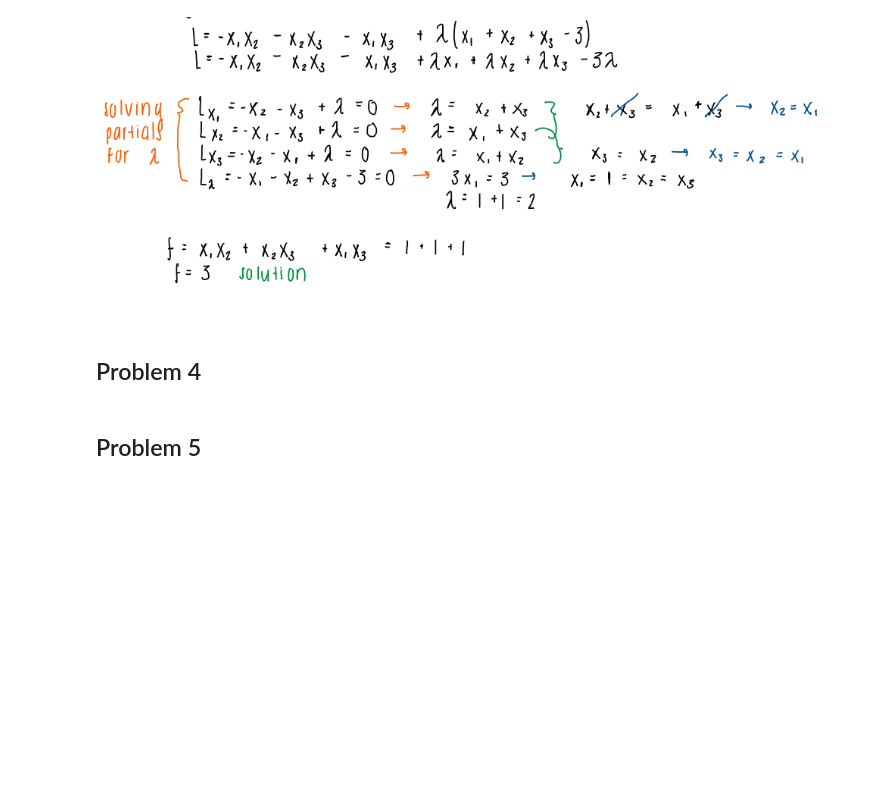
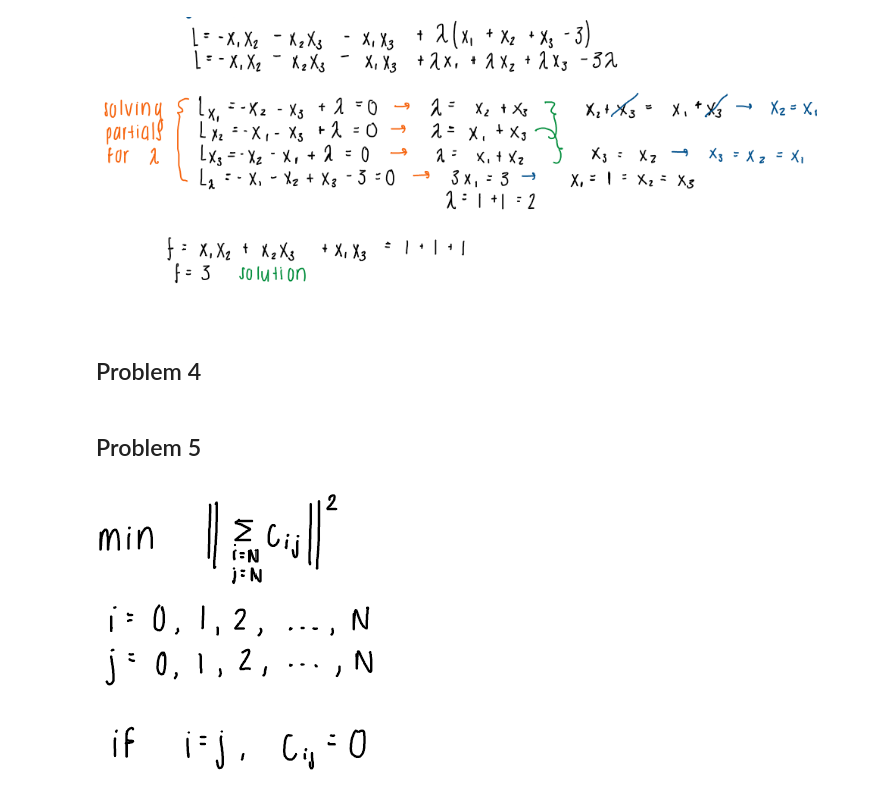
Before and after one commit to aromoher/MAE598, a Jupyter notebook: Homework4/HW4.ipynb, the cells around one changed output. Saved outputs shown, nothing was run; the diff lists cells and outputs as text; code cells hidden in the pictures; blank space fills up the shorter version.

Commit message:
Added image for P5

```diff
--- a/Homework4/HW4.ipynb
+++ b/Homework4/HW4.ipynb
@@ -89,3 +89,7 @@ while
 ### 4.1 Line Search
 # %% [markdown]
 ## Problem 5
+# %%
+display.Image("HW4_P5_1.png")
+# %% [output]
+[figure, added]
```
Also changed, not shown: 1 other file.
